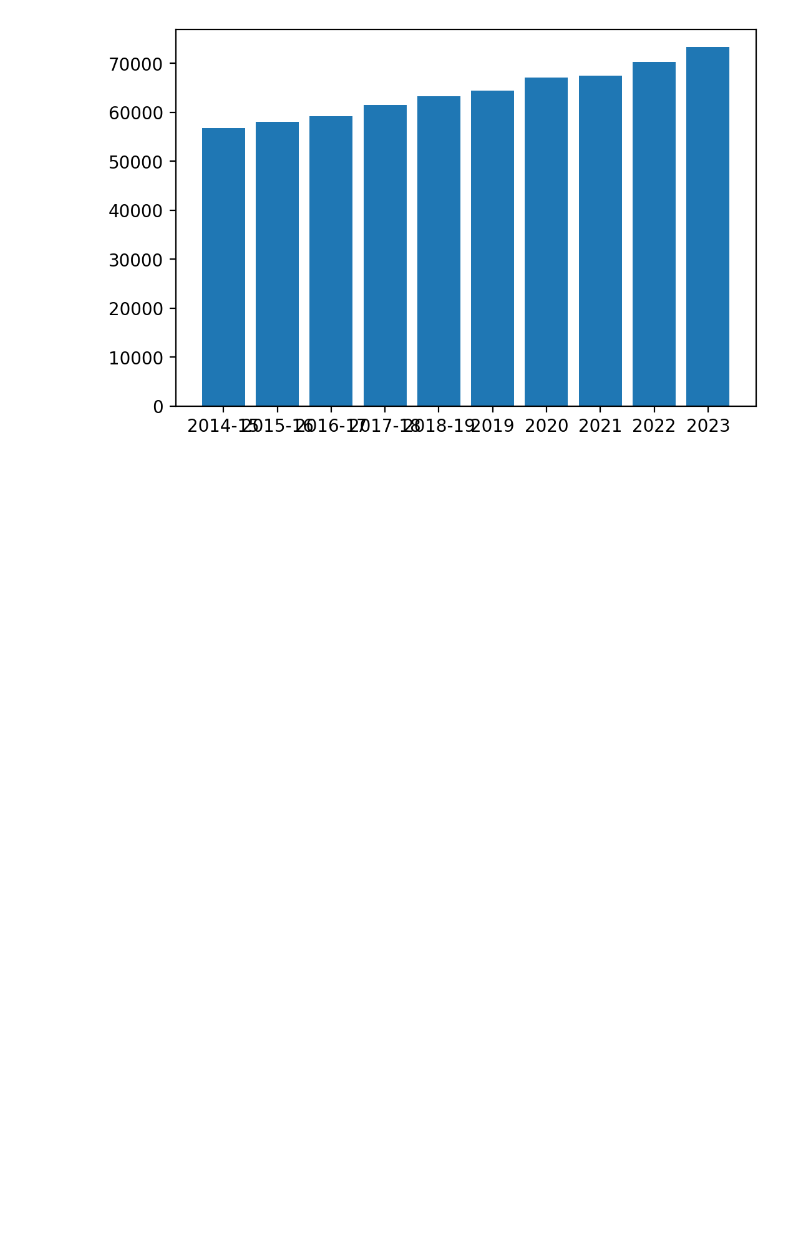
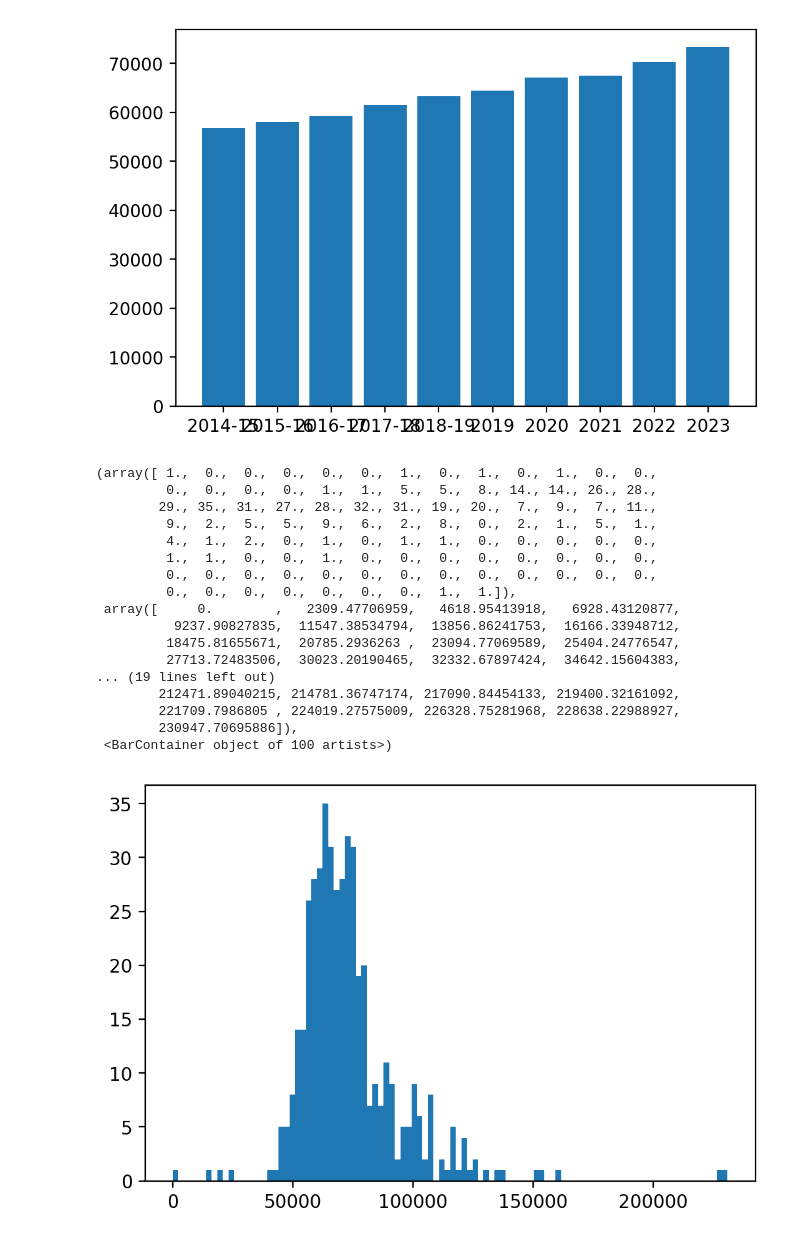
Before and after one commit to MAST30034-Applied-Data-Science/generic-real-estate-consulting-project-group-21, a Jupyter notebook: notebooks/popu_incomepredict.ipynb, the cells around one changed output. Cells and saved outputs as stored; diff of their text form; code cells hidden in the pictures; blank space fills up the shorter version.

Commit message:
noted odd incomes with histogram

```diff
--- a/notebooks/popu_incomepredict.ipynb
+++ b/notebooks/popu_incomepredict.ipynb
@@ -108,3 +108,24 @@ plt.bar(years, dff.mean()[years])
 # %% [output]
 <BarContainer object of 10 artists>
 [figure]
+# %%
+plt.hist(dff['2023'], bins=100)
+# %% [output]
+(array([ 1.,  0.,  0.,  0.,  0.,  0.,  1.,  0.,  1.,  0.,  1.,  0.,  0.,
+         0.,  0.,  0.,  0.,  1.,  1.,  5.,  5.,  8., 14., 14., 26., 28.,
+        29., 35., 31., 27., 28., 32., 31., 19., 20.,  7.,  9.,  7., 11.,
+         9.,  2.,  5.,  5.,  9.,  6.,  2.,  8.,  0.,  2.,  1.,  5.,  1.,
+         4.,  1.,  2.,  0.,  1.,  0.,  1.,  1.,  0.,  0.,  0.,  0.,  0.,
+         1.,  1.,  0.,  0.,  1.,  0.,  0.,  0.,  0.,  0.,  0.,  0.,  0.,
+         0.,  0.,  0.,  0.,  0.,  0.,  0.,  0.,  0.,  0.,  0.,  0.,  0.,
+         0.,  0.,  0.,  0.,  0.,  0.,  0.,  1.,  1.]),
+ array([     0.        ,   2309.47706959,   4618.95413918,   6928.43120877,
+          9237.90827835,  11547.38534794,  13856.86241753,  16166.33948712,
+         18475.81655671,  20785.2936263 ,  23094.77069589,  25404.24776547,
+         27713.72483506,  30023.20190465,  32332.67897424,  34642.15604383,
+... (19 lines left out)
+        212471.89040215, 214781.36747174, 217090.84454133, 219400.32161092,
+        221709.7986805 , 224019.27575009, 226328.75281968, 228638.22988927,
+        230947.70695886]),
+ <BarContainer object of 100 artists>)
+[figure, added]
```
Also changed, not shown: parts of 1 cell of this notebook.
